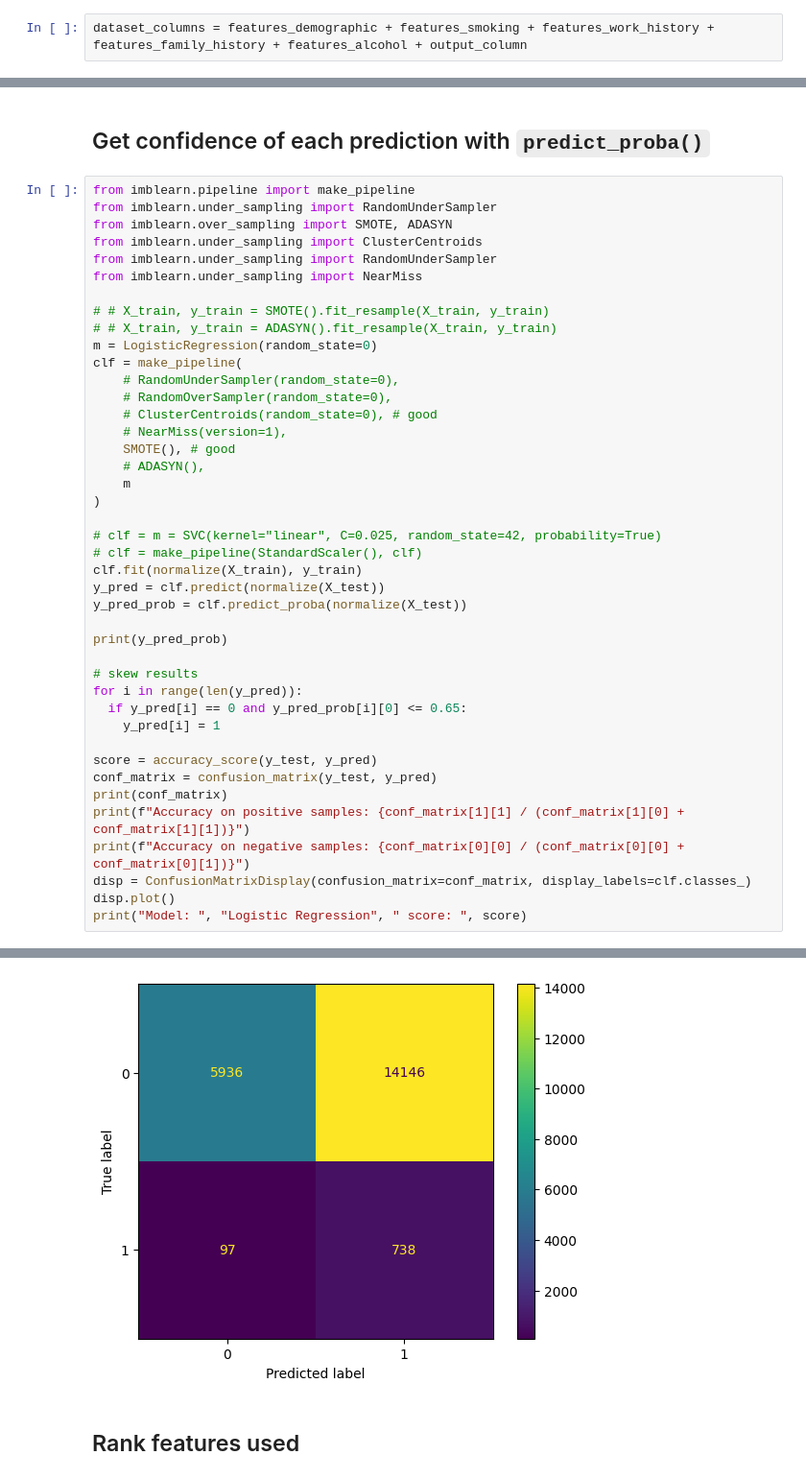
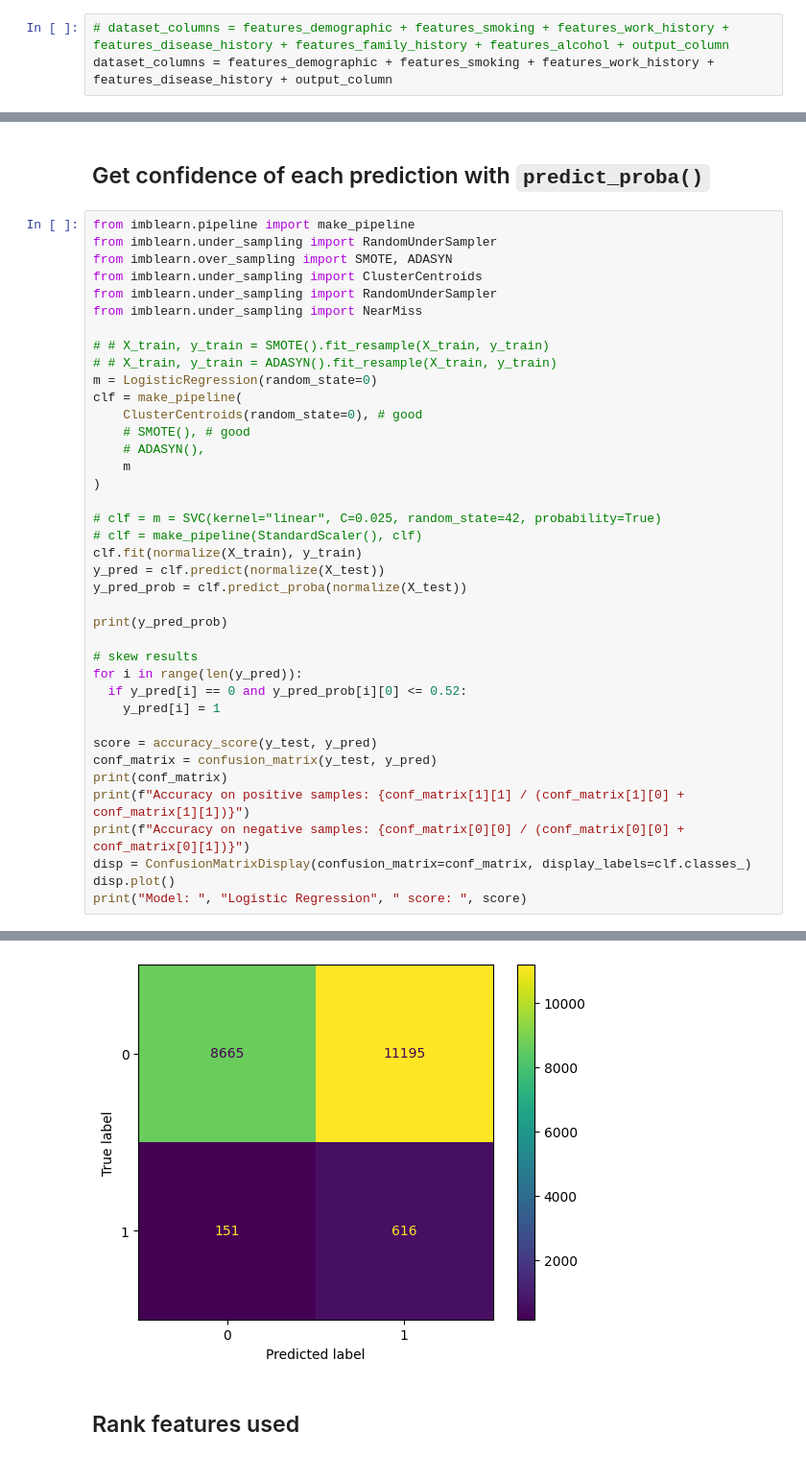
Before and after one commit to wkenned1/codespaces-jupyter, a Jupyter notebook: notebooks/risk-factor-classifier.ipynb, the cells around one changed output, grey strips where cells are left out. Shown at 96% size. Saved outputs shown, nothing was run; the diff lists cells and outputs as text.

```diff
--- a/notebooks/risk-factor-classifier.ipynb
+++ b/notebooks/risk-factor-classifier.ipynb
@@ -47,7 +47,8 @@ positive:  2058  negative:  51394
 - K Nearest Neighbor (3 neighbors): 94%
 - Logistic Regression: 64%
 # %%
-dataset_columns = features_demographic + features_smoking + features_work_history + features_family_history + features_alcohol + output_column
+# dataset_columns = features_demographic + features_smoking + features_work_history + features_disease_history + features_family_history + features_alcohol + output_column
+dataset_columns = features_demographic + features_smoking + features_work_history + features_disease_history + output_column
 # %% [markdown]
 ### Features: Demographics, Work History, Family History, Alcohol
 
@@ -332,11 +333,8 @@ from imblearn.under_sampling import NearMiss
 # # X_train, y_train = ADASYN().fit_resample(X_train, y_train)
 m = LogisticRegression(random_state=0)
 clf = make_pipeline(
-    # RandomUnderSampler(random_state=0),
-    # RandomOverSampler(random_state=0),
-    # ClusterCentroids(random_state=0), # good
-    # NearMiss(version=1),
-    SMOTE(), # good
+    ClusterCentroids(random_state=0), # good
+    # SMOTE(), # good
     # ADASYN(),
     m
 )
@@ -351,7 +349,7 @@ print(y_pred_prob)
 
 # skew results
 for i in range(len(y_pred)):
-  if y_pred[i] == 0 and y_pred_prob[i][0] <= 0.65:
+  if y_pred[i] == 0 and y_pred_prob[i][0] <= 0.52:
     y_pred[i] = 1
 
 score = accuracy_score(y_test, y_pred)
@@ -378,4 +376,4 @@ Model:  Logistic Regression  score:  0.3190706124205192
-[figure, old version]
+[figure, new version]
 # %% [markdown]
 ## Rank features used
 # %%
```
Also changed, not shown: parts of 9 cells of this notebook, 1 other file.
